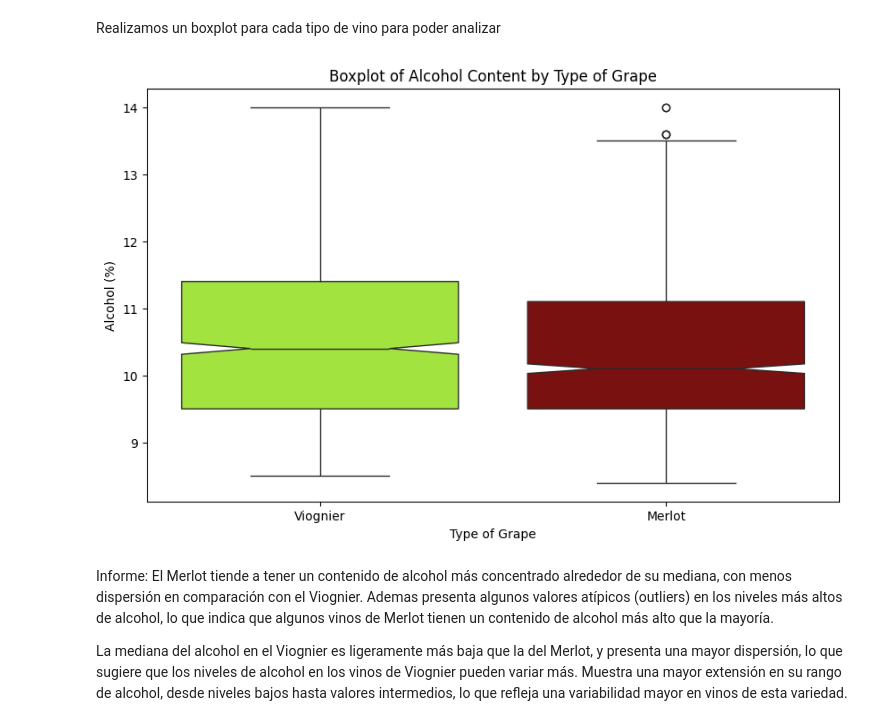
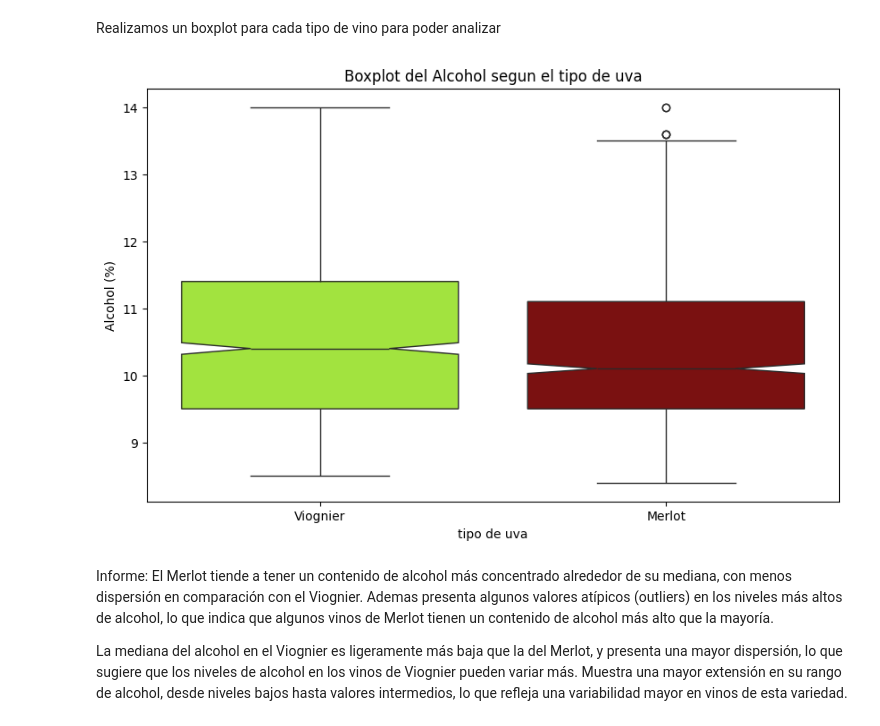
Before and after one commit to asoutrelle/Fundamentos-De-la-Ciencia-de-Datos-TPE, a Jupyter notebook: Grupo-21.ipynb, the cells around one changed output. Drawn from its saved outputs; the diff is of its cells as text; code cells hidden in the pictures.

```diff
--- a/Grupo-21.ipynb
+++ b/Grupo-21.ipynb
@@ -797,12 +801,12 @@ Realizamos un boxplot para cada tipo de vino para poder analizar
 # %%
 plt.figure(figsize=(10, 6))
 sns.boxplot(data=dataSetCurado, x="type", y="alcohol", notch = True,hue='type',  palette={"Viognier": "#A8FF23", "Merlot": "darkred"})
-plt.title("Boxplot of Alcohol Content by Type of Grape")
-plt.xlabel("Type of Grape")
+plt.title("Boxplot del Alcohol segun el tipo de uva")
+plt.xlabel("tipo de uva")
 plt.ylabel("Alcohol (%)")
 plt.show()
 # %% [output]
-[figure, old version]
+[figure, new version]
 # %% [markdown]
 Informe: El Merlot tiende a tener un contenido de alcohol más concentrado alrededor de su mediana, con menos dispersión en comparación con el Viognier. Ademas presenta algunos valores atípicos (outliers) en los niveles más altos de alcohol, lo que indica que algunos vinos de Merlot tienen un contenido de alcohol más alto que la mayoría.
 
```
Also changed, not shown: parts of 33 cells of this notebook.
